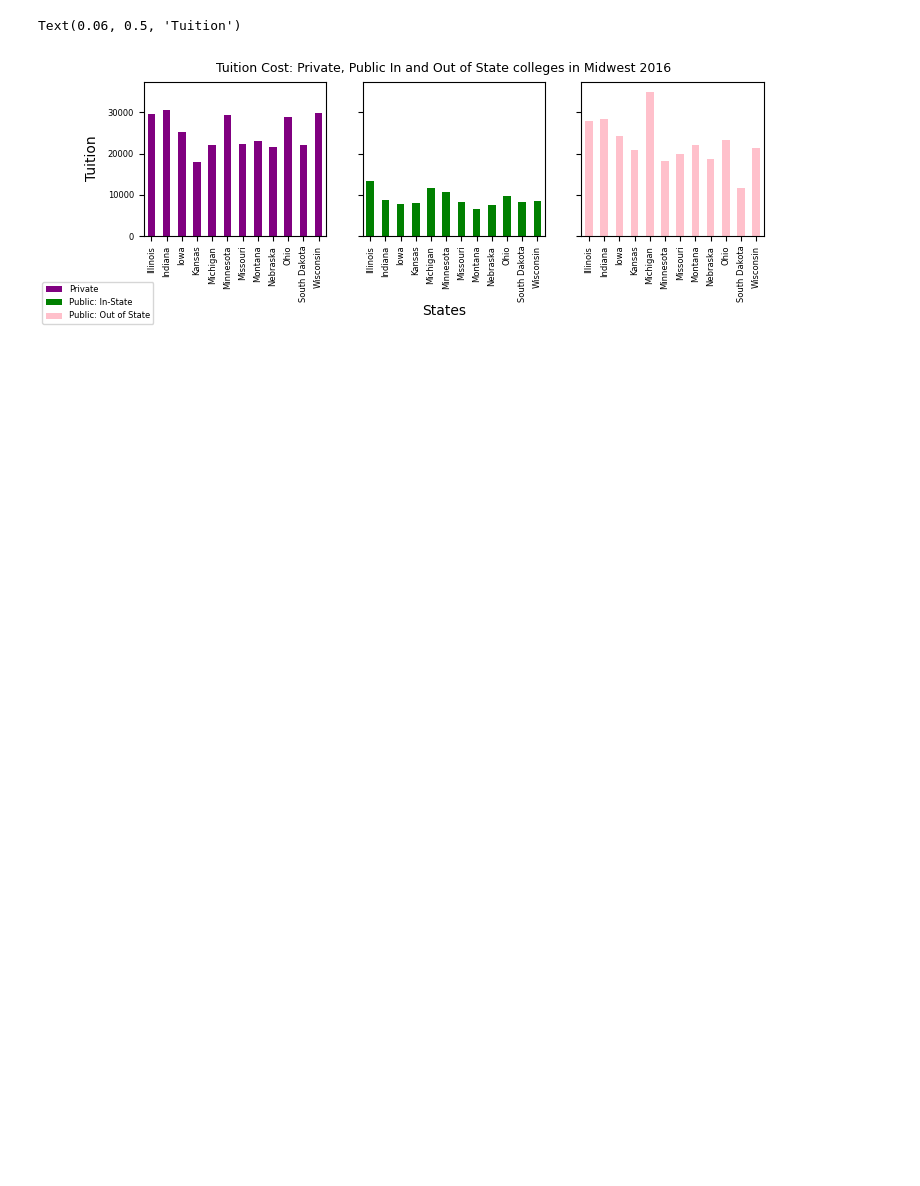
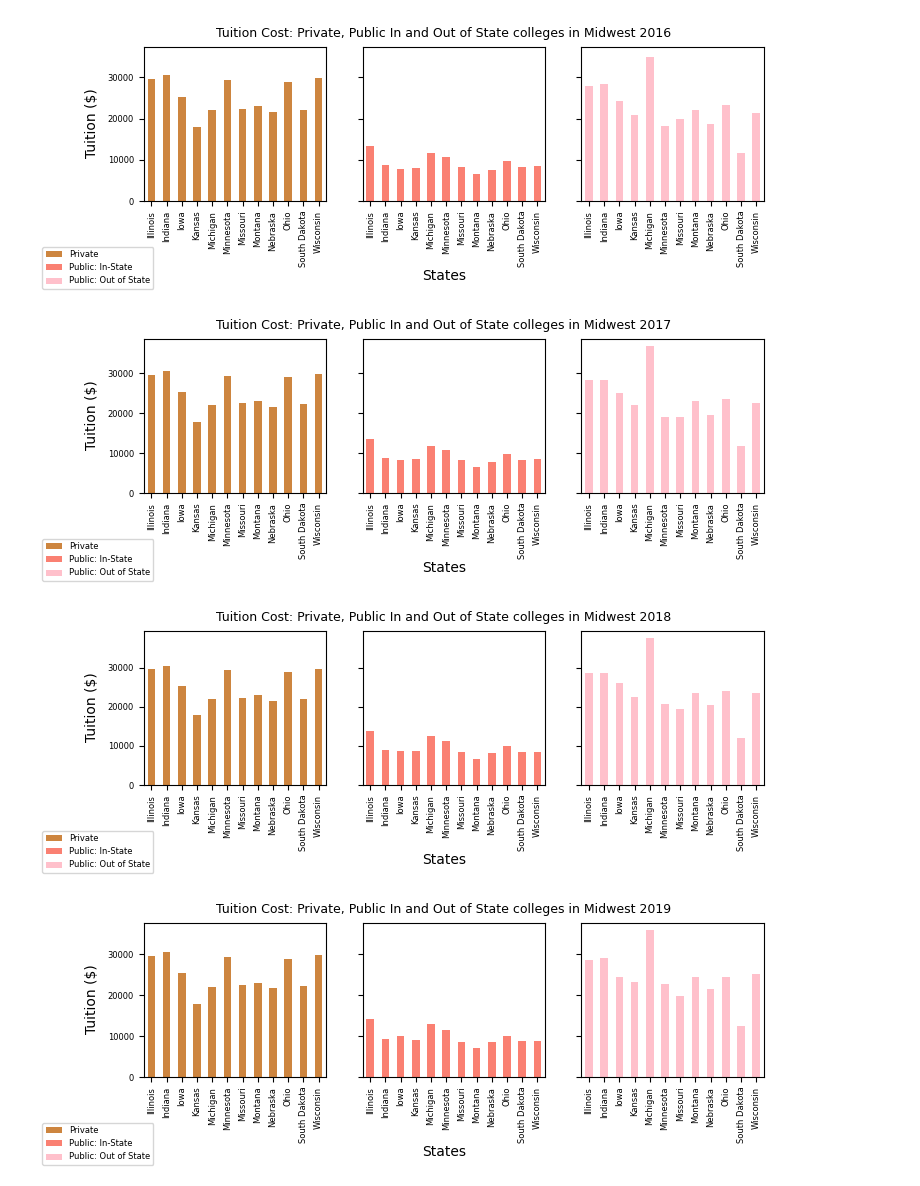
Before and after one commit to JSriwongsa/jupyter_notebooks, a Jupyter notebook: avg_cost_undergrad.ipynb, the cells around one changed output. Drawn from its saved outputs; the diff is of its cells as text; code cells hidden in the pictures; blank space fills up the shorter version.

Commit message:
Added a few more years

```diff
--- a/avg_cost_undergrad.ipynb
+++ b/avg_cost_undergrad.ipynb
@@ -1,47 +1,51 @@
 # %%
 import pandas as pd
 import matplotlib.pyplot as plt
+import datetime
 
 # step 1 - get the raw data in DataFrame format
 data = pd.read_csv('./avg_data_undergrad_college/colleges_tuition_midwest_states.csv')
 
 # step 2 - create new DataFrames based on type/value
 df1_private = data[['Year', 'State', 'Type1', 'Value1']]
 df2_public_in_state = data[['Year', 'State', 'Type2', 'Value2']]
 df3_public_out_state = data[['Year', 'State', 'Type3', 'Value3']]
 
 # step 3 - choose the year we want
-year = 2016
-
-# step 4 - create new DataFrames filtering by the year we want
-df1_year_filter = df1_private[df1_private['Year'] == year]
-df2_year_filter = df2_public_in_state[df2_public_in_state['Year'] == year]
-df3_year_filter = df3_public_out_state[df3_public_out_state['Year'] == year]
+end_year = 2020
+start_year = 2016
+years = list(range(start_year, end_year+1))
+for year in years:
+    df1_year_filter = df1_private[df1_private['Year'] == year]
+    df2_year_filter = df2_public_in_state[df2_public_in_state['Year'] == year]
+    df3_year_filter = df3_public_out_state[df3_public_out_state['Year'] == year]
 
 # step 4 - plot the data
 # use subplot to graph multiple dataframes across three graphs in one image
-labels = ['Private', 'Public: In-State', 'Public: Out of State']
+    labels = ['Private', 'Public: In-State', 'Public: Out of State']
 # make sure we set ncols=3 and sharex and sharey
-fig, axes = plt.subplots(nrows=1, ncols=3, sharex=True, sharey=True)
+    fig, axes = plt.subplots(nrows=1, ncols=3, sharex=True, sharey=True)
 
 # plot all three, make sure we set ax=axes[element_num]
 # turn label off each axes
-for ax in axes:
-    x_axis = ax.get_xaxis()
-    x_label = x_axis.get_label()
-    x_label.set_visible(False)
+    for ax in axes:
+        x_axis = ax.get_xaxis()
+        x_label = x_axis.get_label()
+        x_label.set_visible(False)
 
-df1_private.plot(kind='bar', x='State', y='Value1', rot=90, figsize=(8,2), fontsize=6, color='purple', ax=axes[0], legend=None)
-df2_year_filter.plot(kind='bar', x='State', y='Value2', rot=90, figsize=(8,2), fontsize=6, color='green', ax=axes[1], legend=None )
-df3_year_filter.plot(kind='bar', x='State', y='Value3', rot=90, figsize=(8,2), fontsize=6, color='pink', ax=axes[2], legend=None)
+    df1_private.plot(kind='bar', x='State', y='Value1', rot=90, figsize=(8,2), fontsize=6, color='peru', ax=axes[0], legend=None)
+    df2_year_filter.plot(kind='bar', x='State', y='Value2', rot=90, figsize=(8,2), fontsize=6, color='salmon', ax=axes[1], legend=None )
+    df3_year_filter.plot(kind='bar', x='State', y='Value3', rot=90, figsize=(8,2), fontsize=6, color='pink', ax=axes[2], legend=None)
 
 # set the subplot suptitle and where we want the legend to go
-fig.suptitle('Tuition Cost: Private, Public In and Out of State colleges in Midwest 2016', fontsize=9)
-fig.legend(labels, loc='lower left', fontsize=6)
+    fig.suptitle(f'Tuition Cost: Private, Public In and Out of State colleges in Midwest {year}', fontsize=9)
+    fig.legend(labels, loc='lower left', fontsize=6)
 # Set common labels across subplot
 # you can use negative values for the y as we do here to put States all the way at the bottom
-fig.text(0.5, -0.3, 'States', ha='center', va='bottom')
-fig.text(0.06, 0.5, 'Tuition', ha='center', va='center', rotation='vertical')
+    fig.text(0.5, -0.3, 'States', ha='center', va='bottom')
+    fig.text(0.06, 0.5, 'Tuition ($)', ha='center', va='center', rotation='vertical')
 # %% [output]
-Text(0.06, 0.5, 'Tuition')
-[figure, old version]
+[figure, new version]
+[figure, added]
+[figure, added]
+[figure, added]
```
Also changed, not shown: parts of 1 cell of this notebook.
